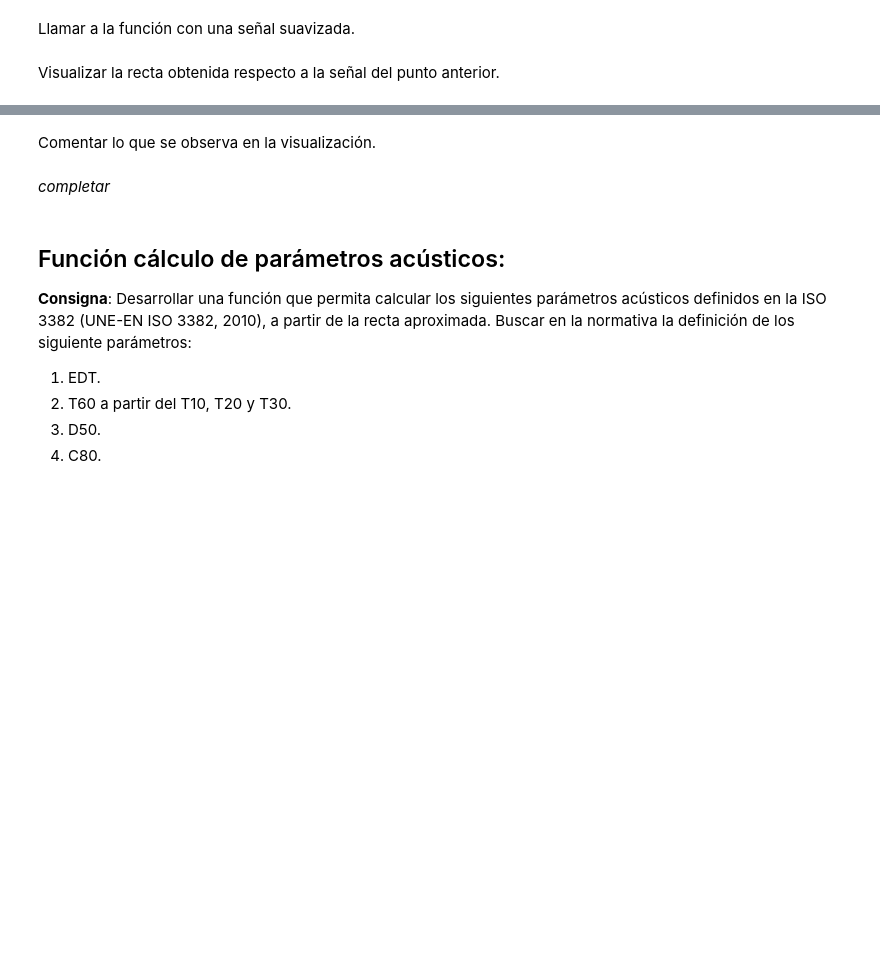
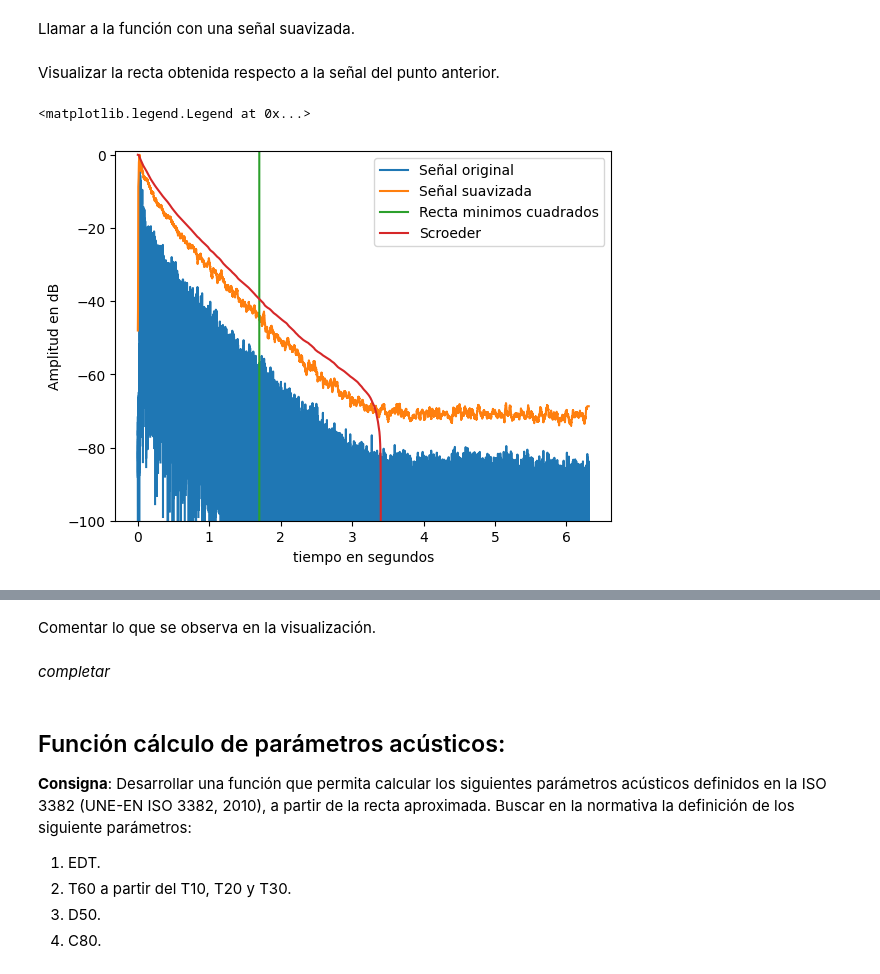
Before and after one commit to LucaFalchini/signal_sistems, a Jupyter notebook: noteboks/tercer_entrega.ipynb, the cells around one changed output, grey strips where cells are left out. Drawn from its saved outputs; the diff is of its cells as text; code cells hidden in the pictures; blank space fills up the shorter version.

```diff
--- a/noteboks/tercer_entrega.ipynb
+++ b/noteboks/tercer_entrega.ipynb
@@ -349,0 +414,20 @@ La señal obtenida anteriormente es una nube de puntos concentrados con una clar
+# %%
+# completar
+data = data_1_suav_sch
+fs = 44100
+
+t = np.linspace(0,len(data)/fs,len(data))
+
+L_mean = np.sum(data)/len(data)
+
+t_mean = np.sum(t)/len(t)
+
+slope = np.sum(data*t)-len(data)*L_mean*t_mean  /  np.mean(np.power(t,2))-len(data)*t_mean**2
+
+intercept = L_mean - slope*t_mean
+
+L_i = intercept + slope*t
+
+T_estimate = -60/slope
+
+print(t_mean)
@@ -357,0 +442,19 @@ Visualizar la recta obtenida respecto a la señal del punto anterior.
+# %%
+# completar
+# Genero un linspace para el timepo
+t = np.linspace(0, len(data_1)/fs, num=len(data_1))
+t_E = np.linspace(0, len(data_1_suav_sch)/fs, num=len(data_1_suav_sch))
+# Ploteo los resultados
+fig, ax = plt.subplots(nrows=1)
+ax.plot(t, log_data_1, label='Señal original')
+ax.plot(t, log_data_1_suav, label='Señal suavizada')
+ax.plot(t_E, L_i, label='Recta minimos cuadrados')
+ax.plot(t_E, data_1_suav_sch, label='Scroeder')
+
+ax.set_xlabel("tiempo en segundos")
+ax.set_ylabel("Amplitud en dB")
+ax.set_ylim(-100, 1)
+ax.legend()
+# %% [output]
+<matplotlib.legend.Legend at 0x...>
+[figure, added]
```
Also changed, not shown: parts of 24 cells of this notebook, 1 other file.
